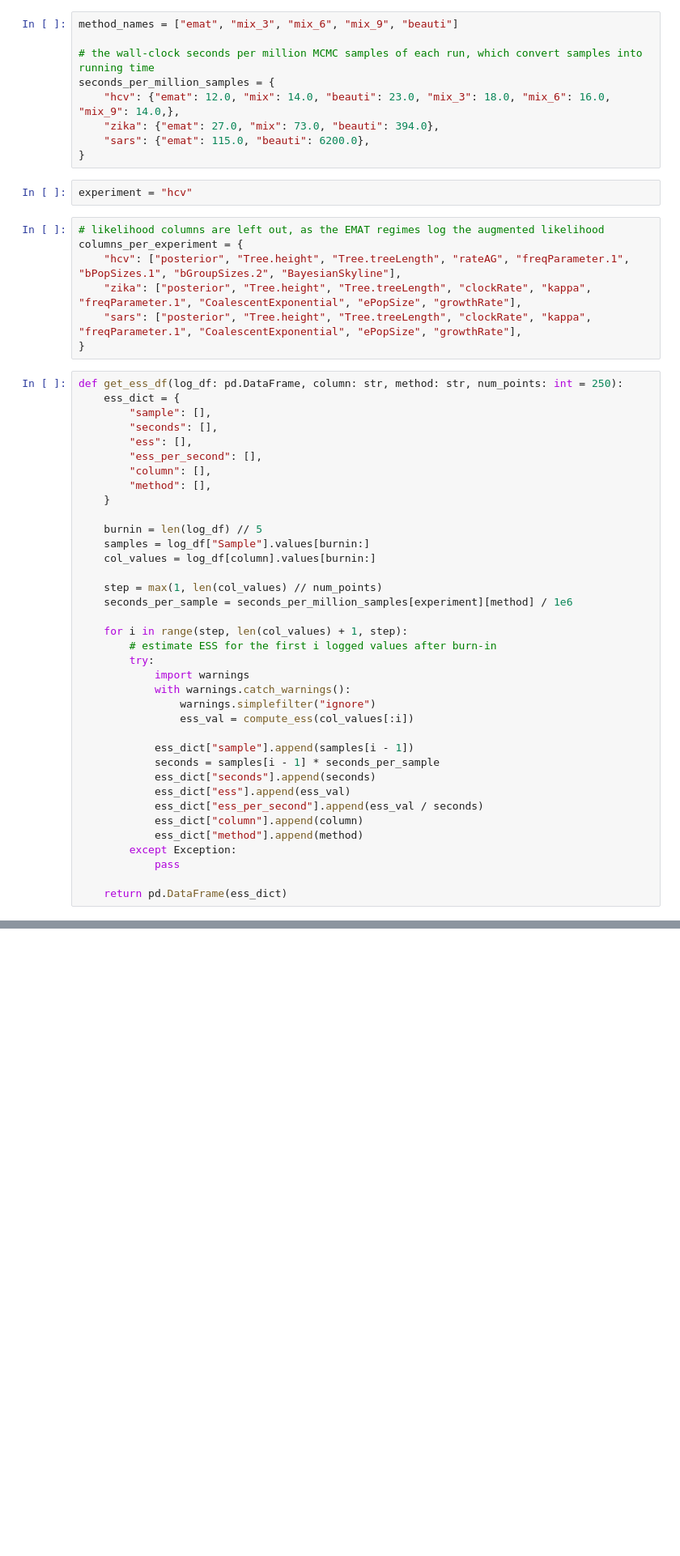
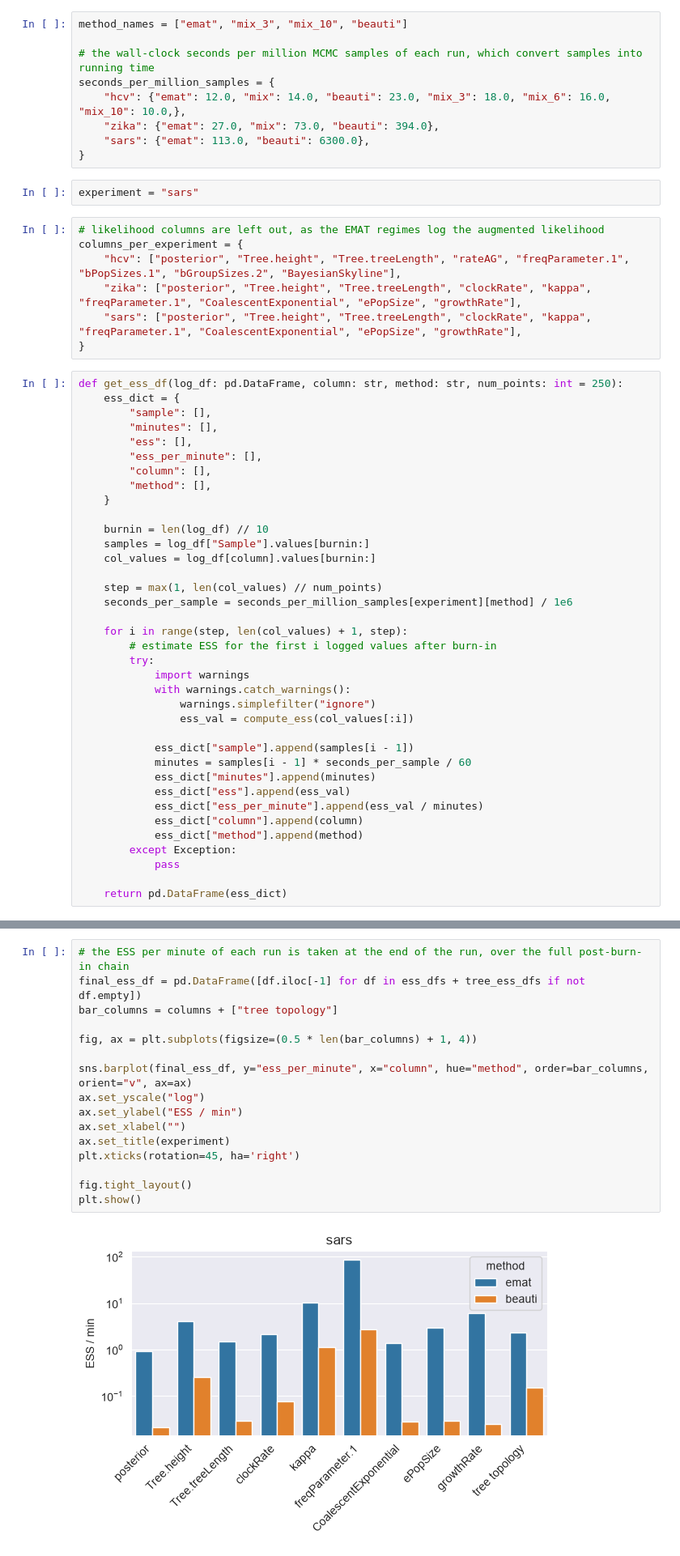
Before and after one commit to tochsner/beast-emat, a Jupyter notebook: python/src/notebooks/single_ess_comparison.ipynb, the cells around one changed output, grey strips where cells are left out. Shown at 81% size. Saved outputs shown, nothing was run; the diff lists cells and outputs as text; blank space fills up the shorter version.

```diff
--- a/python/src/notebooks/single_ess_comparison.ipynb
+++ b/python/src/notebooks/single_ess_comparison.ipynb
@@ -13,16 +16,16 @@ sns.set_style("darkgrid")
 ROOT = next(p for p in [Path.cwd(), *Path.cwd().parents] if (p / "tests" / "hcv_emat.xml").exists())
 TESTS_PATH = ROOT / "tests"
 # %%
-method_names = ["emat", "mix_3", "mix_6", "mix_9", "beauti"]
+method_names = ["emat", "mix_3", "mix_10", "beauti"]
 
 # the wall-clock seconds per million MCMC samples of each run, which convert samples into running time
 seconds_per_million_samples = {
-    "hcv": {"emat": 12.0, "mix": 14.0, "beauti": 23.0, "mix_3": 18.0, "mix_6": 16.0, "mix_9": 14.0,},
+    "hcv": {"emat": 12.0, "mix": 14.0, "beauti": 23.0, "mix_3": 18.0, "mix_6": 16.0, "mix_10": 10.0,},
     "zika": {"emat": 27.0, "mix": 73.0, "beauti": 394.0},
-    "sars": {"emat": 115.0, "beauti": 6200.0},
+    "sars": {"emat": 113.0, "beauti": 6300.0},
 }
 # %%
-experiment = "hcv"
+experiment = "sars"
 # %%
 # likelihood columns are left out, as the EMAT regimes log the augmented likelihood
 columns_per_experiment = {
@@ -34,14 +37,14 @@ columns_per_experiment = {
 def get_ess_df(log_df: pd.DataFrame, column: str, method: str, num_points: int = 250):
     ess_dict = {
         "sample": [],
-        "seconds": [],
+        "minutes": [],
         "ess": [],
-        "ess_per_second": [],
+        "ess_per_minute": [],
         "column": [],
         "method": [],
     }
 
-    burnin = len(log_df) // 5
+    burnin = len(log_df) // 10
     samples = log_df["Sample"].values[burnin:]
     col_values = log_df[column].values[burnin:]
 
@@ -57,10 +60,10 @@ def get_ess_df(log_df: pd.DataFrame, column: str, method: str, num_points: int =
                 ess_val = compute_ess(col_values[:i])
 
             ess_dict["sample"].append(samples[i - 1])
-            seconds = samples[i - 1] * seconds_per_sample
-            ess_dict["seconds"].append(seconds)
+            minutes = samples[i - 1] * seconds_per_sample / 60
+            ess_dict["minutes"].append(minutes)
             ess_dict["ess"].append(ess_val)
-            ess_dict["ess_per_second"].append(ess_val / seconds)
+            ess_dict["ess_per_minute"].append(ess_val / minutes)
             ess_dict["column"].append(column)
             ess_dict["method"].append(method)
         except Exception:
@@ -109,0 +177,18 @@ plt.show()
+# %%
+# the ESS per minute of each run is taken at the end of the run, over the full post-burn-in chain
+final_ess_df = pd.DataFrame([df.iloc[-1] for df in ess_dfs + tree_ess_dfs if not df.empty])
+bar_columns = columns + ["tree topology"]
+
+fig, ax = plt.subplots(figsize=(0.5 * len(bar_columns) + 1, 4))
+
+sns.barplot(final_ess_df, y="ess_per_minute", x="column", hue="method", order=bar_columns, orient="v", ax=ax)
+ax.set_yscale("log")
+ax.set_ylabel("ESS / min")
+ax.set_xlabel("")
+ax.set_title(experiment)
+plt.xticks(rotation=45, ha='right')
+
+fig.tight_layout()
+plt.show()
+# %% [output]
+[figure, added]
```
Also changed, not shown: parts of 4 cells of this notebook, 3 other files.
